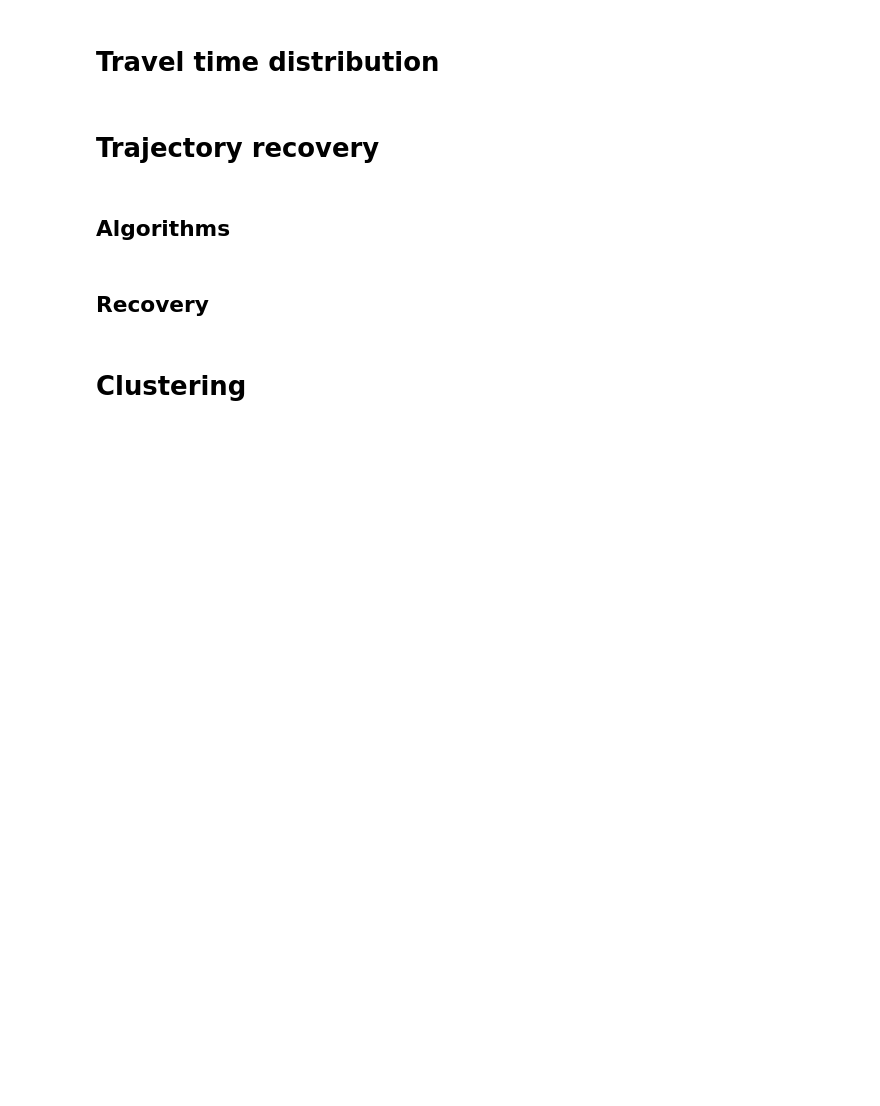
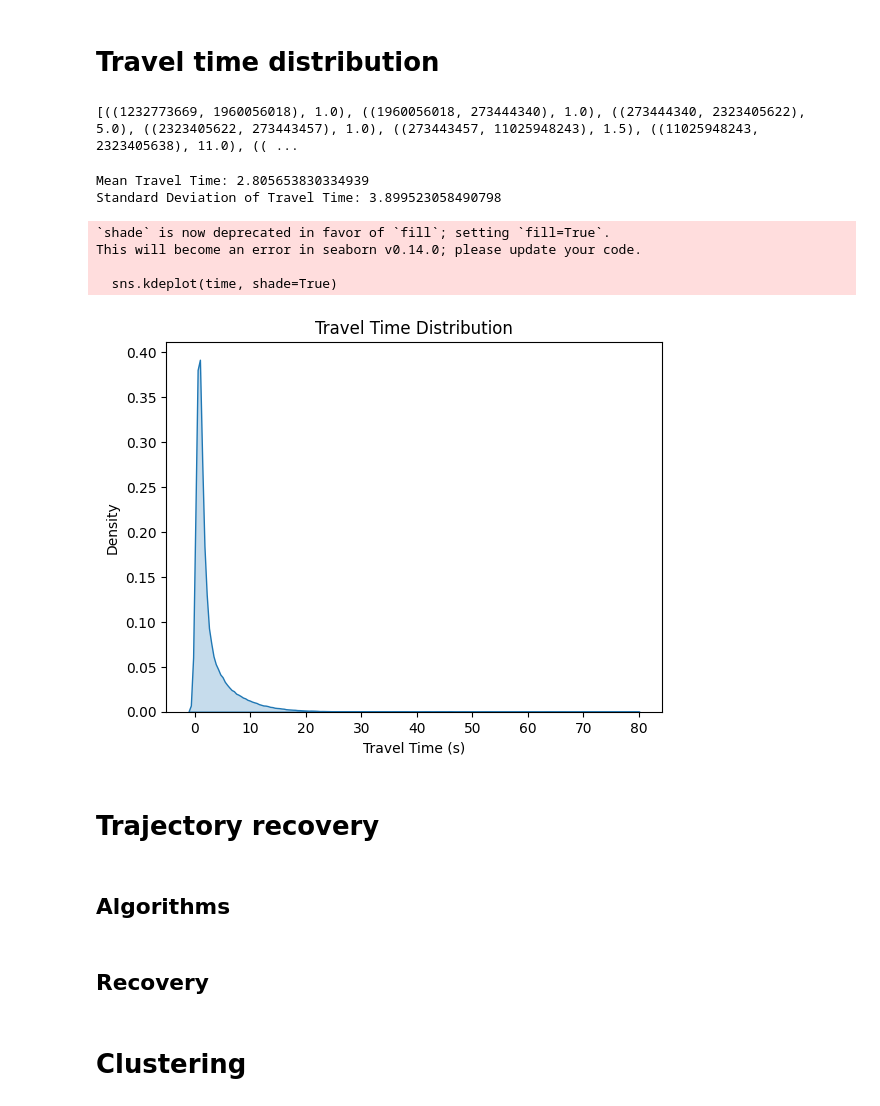
Before and after one commit to JaviAnton/UC-Project-Group-1, a Jupyter notebook: final/main.ipynb, the cells around one changed output. Saved outputs shown, nothing was run; the diff lists cells and outputs as text; code cells hidden in the pictures; blank space fills up the shorter version.

Commit message:
update the travel time distribution part

```diff
--- a/final/main.ipynb
+++ b/final/main.ipynb
@@ -86,3 +106,56 @@ baseline_TTD = ox.add_edge_travel_times(baseline_TTD)
+# %%
+# Flatten the list first for easier processing
+flattened_list = [item for sublist in track_with_counter for item in sublist]
+
+# Make a Dictionary to store accumulated travel_time and count for each node pair
+node_travel_time = defaultdict(lambda: {'total_travel_time': 0, 'count': 0})
+
+# Iterate through the flattened list
+for node1, node2, travel_time in flattened_list:
+    # Update accumulated travel_time and count for each node pair
+    node_travel_time[(node1, node2)]['total_travel_time'] += travel_time
+    node_travel_time[(node1, node2)]['count'] += 1
+
+# Calculate average travel_time for each node pair
+average_travel_time = [
+    ((node1, node2), data['total_travel_time'] / data['count'])
+    for (node1, node2), data in node_travel_time.items()
+]
+
+print(average_travel_time)
+# %% [output]
+[((1232773669, 1960056018), 1.0), ((1960056018, 273444340), 1.0), ((273444340, 2323405622), 5.0), ((2323405622, 273443457), 1.0), ((273443457, 11025948243), 1.5), ((11025948243, 2323405638), 11.0), (( ...
+# %%
+temp = ox.graph_to_gdfs(baseline_TTD, nodes=False)
+
+average_travel_time_dict = dict(average_travel_time)
+
+# Update the travel time column in with the trajectory data
+for index, row in temp.iterrows():
+    node_pair = (index[0], index[1])
+    temp.at[index, 'travel_time'] = average_travel_time_dict.get(node_pair, row['travel_time'])
+# %%
+# Generate travel time distribution
+time = temp['travel_time']
+mean_travel_time = np.mean(time)
+std_dev_travel_time = np.std(time)
+
+print("Mean Travel Time:", mean_travel_time)
+print("Standard Deviation of Travel Time:", std_dev_travel_time)
+
+sns.kdeplot(time, shade=True)
+plt.title('Travel Time Distribution')
+plt.xlabel('Travel Time (s)')
+plt.ylabel('Density')
+plt.show()
+# %% [output]
+Mean Travel Time: 2.805653830334939
+Standard Deviation of Travel Time: 3.899523058490798
+`shade` is now deprecated in favor of `fill`; setting `fill=True`.
+This will become an error in seaborn v0.14.0; please update your code.
+
+  sns.kdeplot(time, shade=True)
+[figure, added]
 # %% [markdown]
 # Trajectory recovery
 # %%
```
Also changed, not shown: parts of 4 cells of this notebook.
